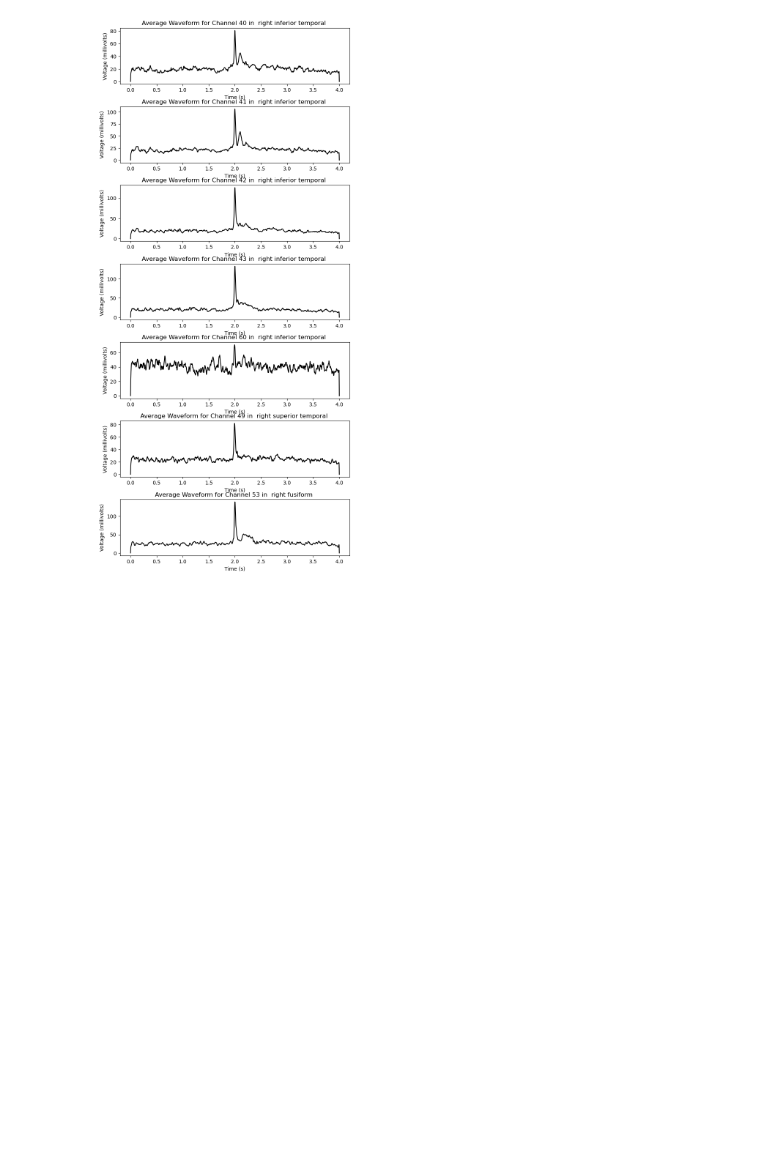
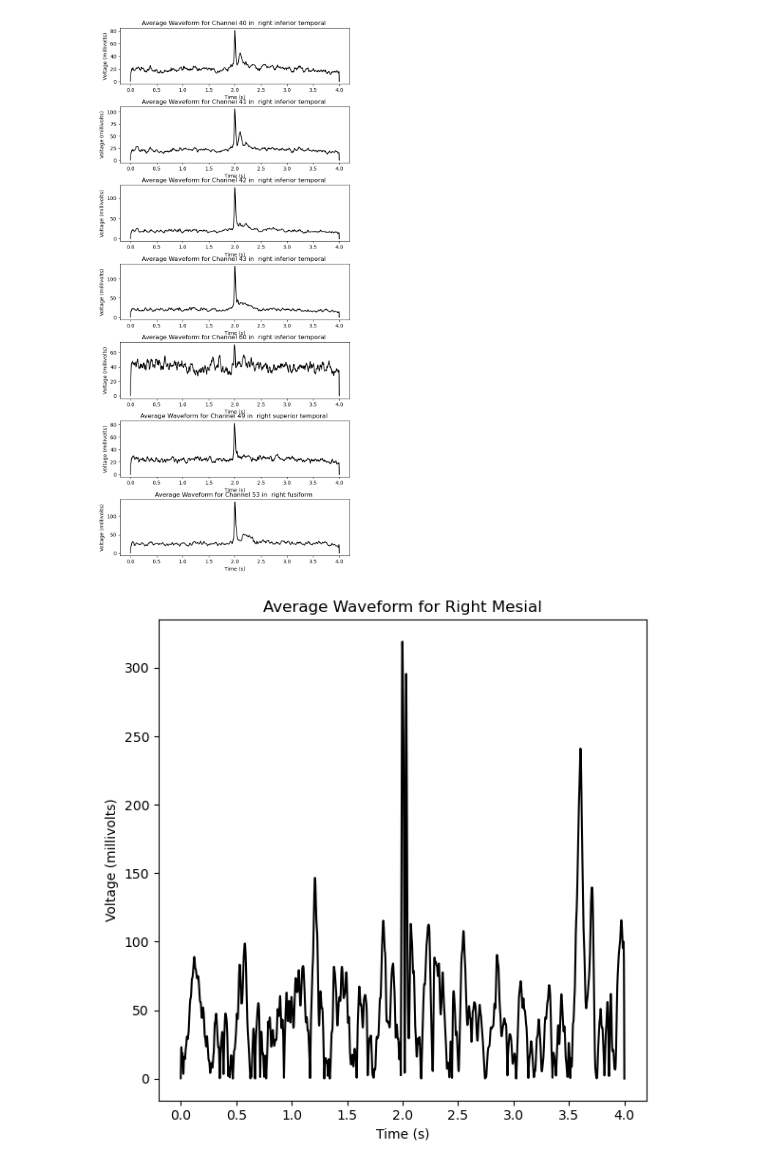
Before and after one commit to carlosaaguila/Interictal_Spike_Analysis, a Jupyter notebook: HUMAN/working_feat_extract_code/mesi lat analysis.ipynb, the cells around one changed output. Cells and saved outputs as stored; diff of their text form; code cells hidden in the pictures; blank space fills up the shorter version.

Commit message:
average absolute waveforms

```diff
--- a/HUMAN/working_feat_extract_code/mesi lat analysis.ipynb
+++ b/HUMAN/working_feat_extract_code/mesi lat analysis.ipynb
@@ -152,3 +152,40 @@ fig_Rlat = plot_avgroiwave(avgRlat_waveforms, roiR_lateral, roiRlat_chnum)
 plt.savefig("E:/CNT/Interictal_Spike_Analysis/HUMAN/working_feat_extract_code/spike figures/Rlat_abs") #save as jpg
 # %% [output]
 [figure]
+# %%
+# Now we will take the complete average of a region.
+
+def totalavg_roiwave(idx_roich, based_vals):
+    avg_waveform = []
+
+    waveform = []
+    all_waveforms = []
+    for i in range(len(idx_roich)):
+        for spikes2 in based_vals:
+            spike_t = np.transpose(spikes2)
+            waveform.append(np.abs(spike_t[idx_roich[i]]))
+        all_waveforms.append(waveform)
+
+    concat = [x[0] for x in all_waveforms]
+    avg_waveform = np.mean(concat,axis=0)
+
+    return avg_waveform
+
+def plot_avgroiwave(avg_waveform, title_label):
+    time = np.linspace(0,4,2001)
+    fig = plt.figure(figsize = (6,6))
+    fig.plot(time,avg_waveform,'k')
+    plt.xlabel('Time (s)')
+    plt.ylabel('Voltage (millivolts)')
+    plt.title('Average Waveform for {}'.format(title_label))
+    plt.tight_layout()
+    plt.show()
+    return fig
+
+#avgRmesi_waveforms = avgroi_wave(roiRmesi_idxch, roiRmesi_vals)
+# %%
+Rmesi_avgwave_abs = totalavg_roiwave(roiRmesi_idxch, roiRmesi_vals)
+fig = plot_avgroiwave(Rmesi_avgwave_abs, 'Right Mesial')
+fig.savefig("E:/CNT/Interictal_Spike_Analysis/HUMAN/working_feat_extract_code/spike figures/abs_avg_all/Rmesi_abs") #save as jpg
+# %% [output]
+[figure, added]
```
Also changed, not shown: parts of 3 cells of this notebook, 8 other files.
